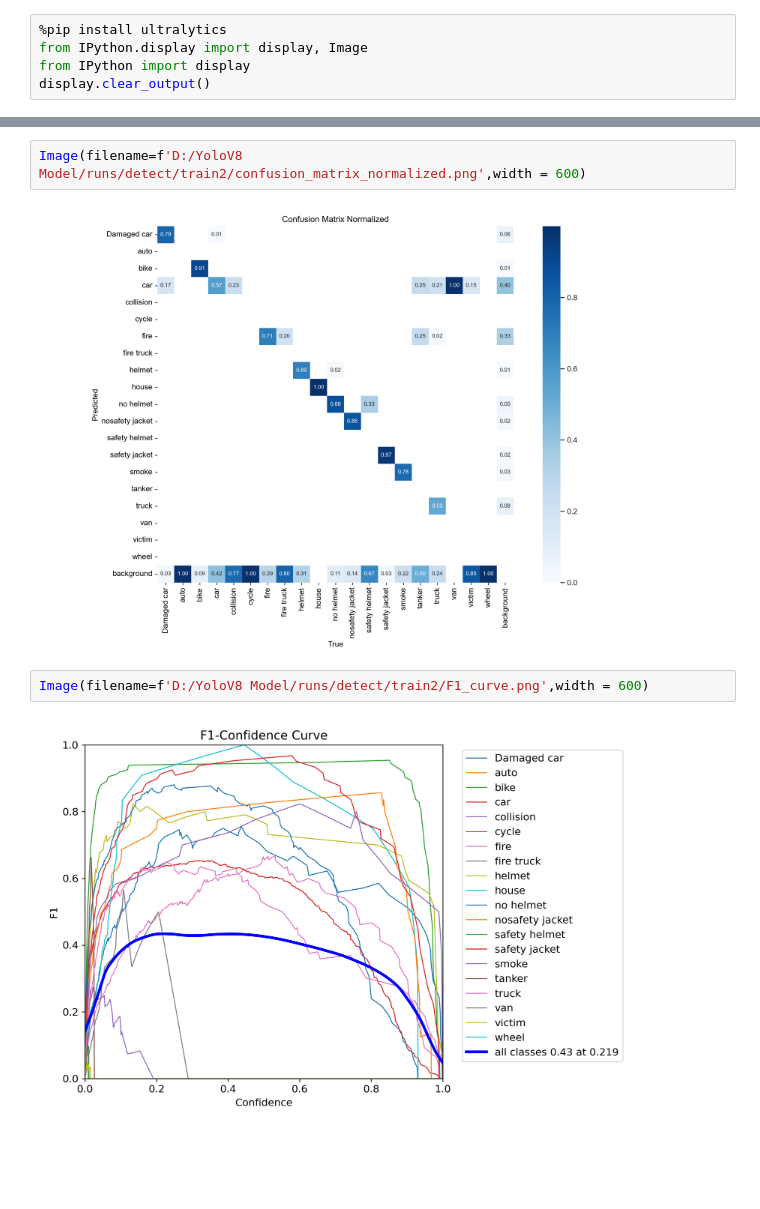
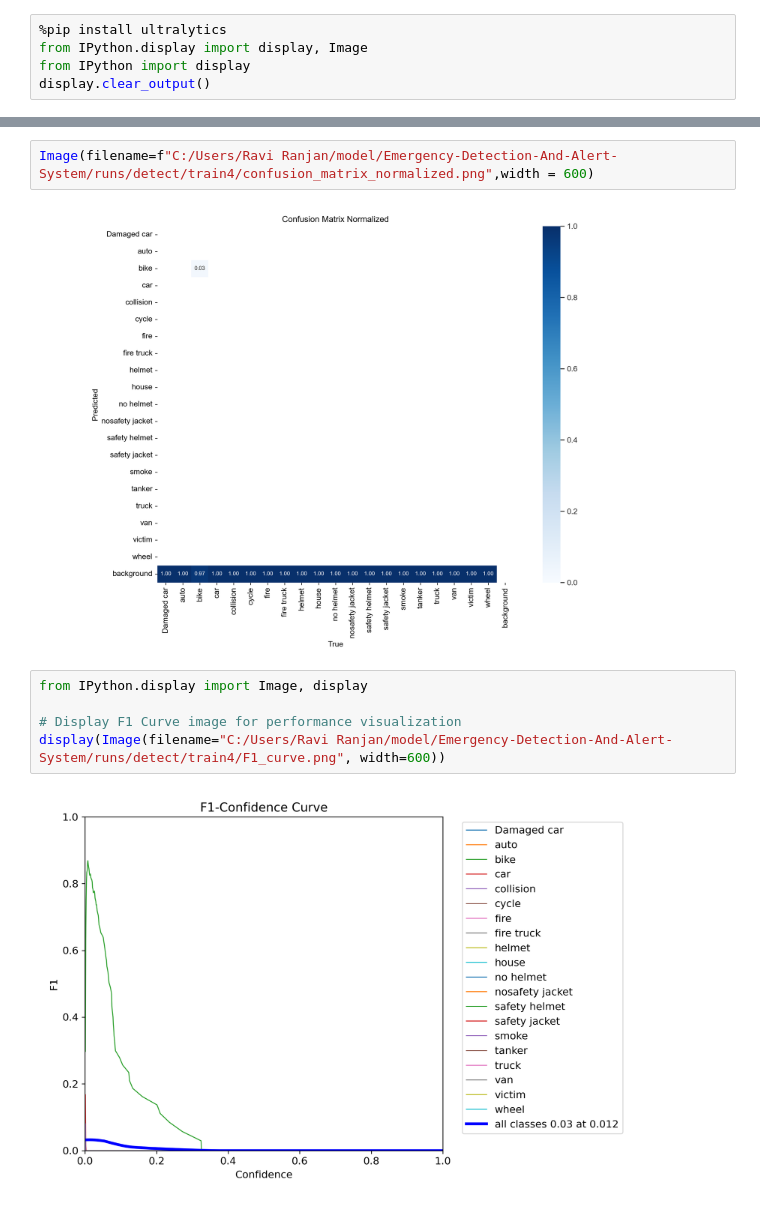
Before and after one commit to shambhaveesinha/Emergency-Detection-And-Alert-System, a Jupyter notebook: Untitled-1.ipynb, the cells around one changed output, grey strips where cells are left out. Saved outputs shown, nothing was run; the diff lists cells and outputs as text; blank space fills up the shorter version.

```diff
--- a/Untitled-1.ipynb
+++ b/Untitled-1.ipynb
@@ -65,9 +68,12 @@ Image(filename=f'D:/YoloV8 Model/runs/detect/train2/confusion_matrix.png',width
 # %%
-Image(filename=f'D:/YoloV8 Model/runs/detect/train2/confusion_matrix_normalized.png',width = 600)
+Image(filename=f"C:/Users/Ravi Ranjan/model/Emergency-Detection-And-Alert-System/runs/detect/train4/confusion_matrix_normalized.png",width = 600)
 # %% [output]
-[figure, old version]
+[figure, new version]
 # %%
-Image(filename=f'D:/YoloV8 Model/runs/detect/train2/F1_curve.png',width = 600)
+from IPython.display import Image, display
+
+# Display F1 Curve image for performance visualization
+display(Image(filename="C:/Users/Ravi Ranjan/model/Emergency-Detection-And-Alert-System/runs/detect/train4/F1_curve.png", width=600))
 # %% [output]
-[figure, old version]
+[figure, new version]
 # %%
```
Also changed, not shown: parts of 8 cells of this notebook, 2 other files.
